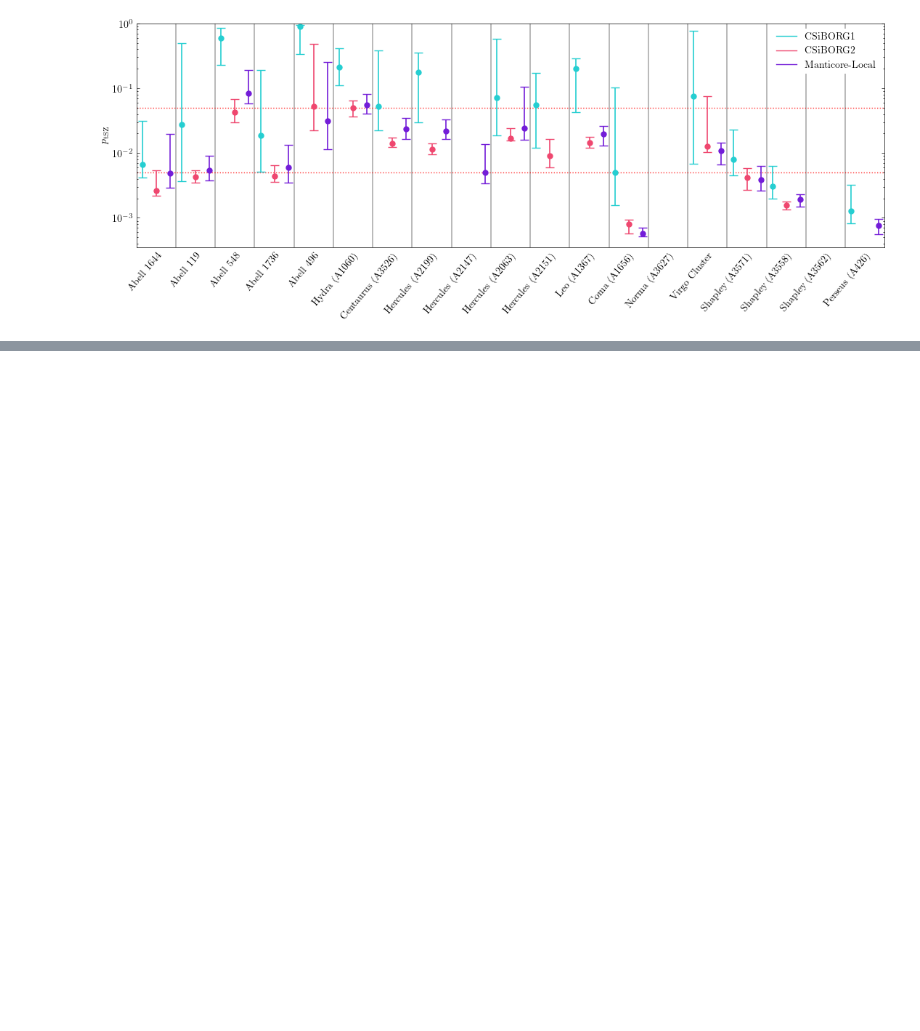
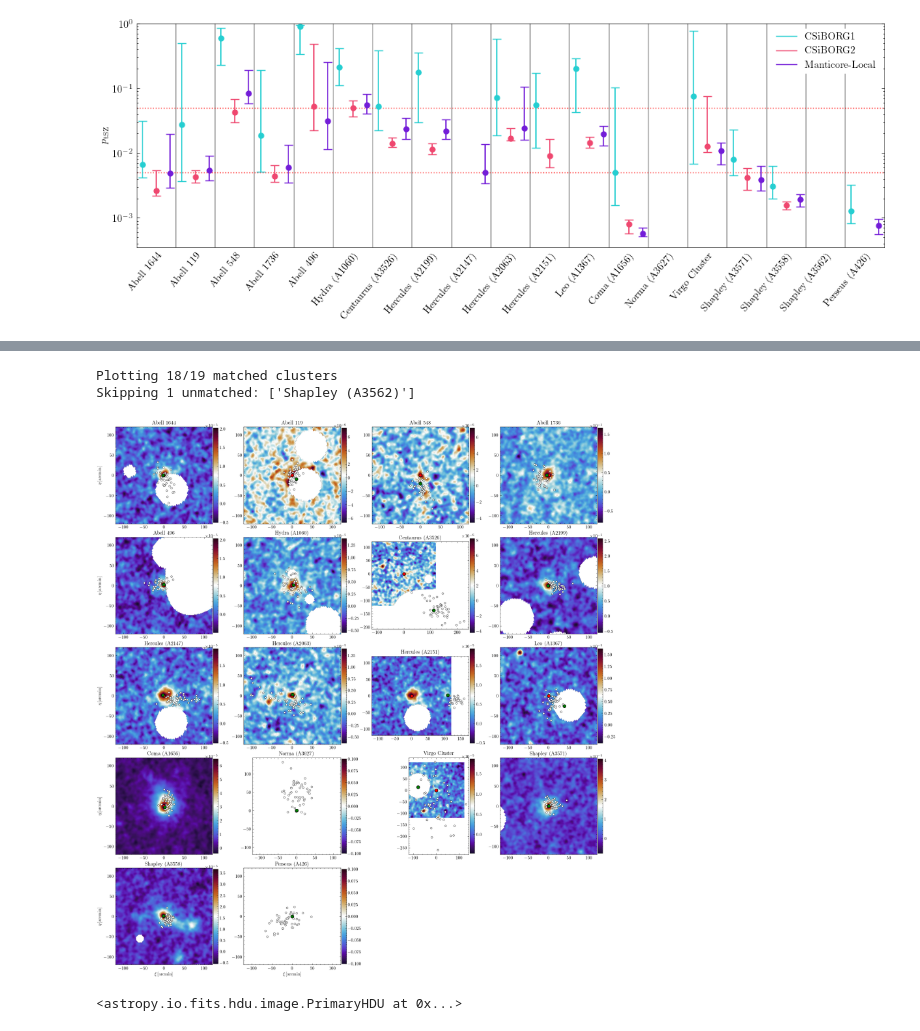
Before and after one commit to Richard-Sti/CMBOlympics, a Jupyter notebook: notebooks/score_individual_objects.ipynb, the cells around one changed output, grey strips where cells are left out. Drawn from its saved outputs; the diff is of its cells as text; code cells hidden in the pictures; blank space fills up the shorter version.

```diff
--- a/notebooks/score_individual_objects.ipynb
+++ b/notebooks/score_individual_objects.ipynb
@@ -23,8 +26,21 @@ COLORS = [
 cfg = cmbo.utils.load_config("/Users/rstiskalek/Projects/CMBOlympics/scripts/config.toml")
 obs_clusters = cmbo.io.load_observed_clusters(cfg['paths']['observed_clusters'])
 # %%
-associations_cb1, matches_cb1, boxsize_cb1 = load_associations_and_matches("csiborg1", cfg)
-associations_cb2, matches_cb2, boxsize_cb2 = load_associations_and_matches("csiborg2", cfg)
-associations_manti, matches_manti, boxsize_manti = load_associations_and_matches("manticore", cfg)
+from cmbo.utils import load_associations
+
+associations_cb1 = load_associations("csiborg1", cfg)
+matches_cb1 = attach_associations_to_obs_clusters(obs_clusters,
+associations_cb1, cfg)
+boxsize_cb1 = associations_cb1[0].optional_data["box_size"]
+
+associations_cb2 = load_associations("csiborg2", cfg)
+matches_cb2 = attach_associations_to_obs_clusters(obs_clusters,
+associations_cb2, cfg)
+boxsize_cb2 = associations_cb2[0].optional_data["box_size"]
+
+associations_manti = load_associations("manticore", cfg)
+matches_manti = attach_associations_to_obs_clusters(obs_clusters,
+associations_manti, cfg)
+boxsize_manti = associations_manti[0].optional_data["box_size"]
 # %% [output]
 Loaded 101 simulation realisations.
@@ -92,4 +130,13 @@ profiler2d.find_centers_observed_clusters(obs_clusters, size_arcmin=60)
 # %%
-fig, ax = plot_observed_cluster_grid(obs_clusters, matches, boxsize,)
+boxsize = boxsize_manti
+matches = matches_manti
+
+fig, ax = plot_observed_cluster_grid(obs_clusters, matches, boxsize, zoom_arcmin=None)
+
+fig.savefig("/Users/rstiskalek/Downloads/PR4_masked_cleaned_observed_cluster_grid.png", dpi=500, bbox_inches="tight")
 
 display(fig)
+# %% [output]
+Plotting 18/19 matched clusters
+Skipping 1 unmatched: ['Shapley (A3562)']
+[figure, added]
@@ -95,0 +149,4 @@ display(fig)
+# %%
+f[0]
+# %% [output]
+<astropy.io.fits.hdu.image.PrimaryHDU at 0x...>
```
Also changed, not shown: parts of 8 cells of this notebook.
